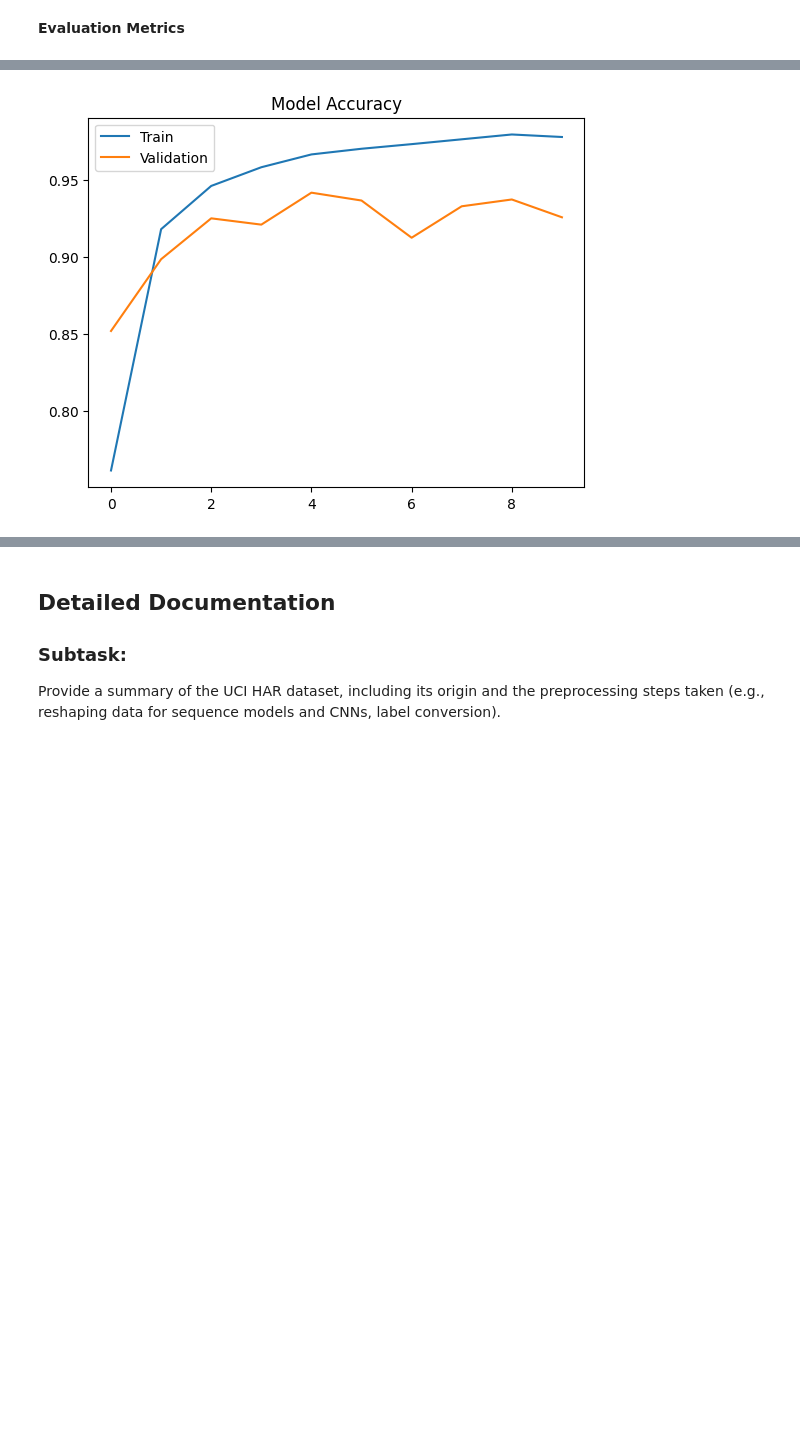
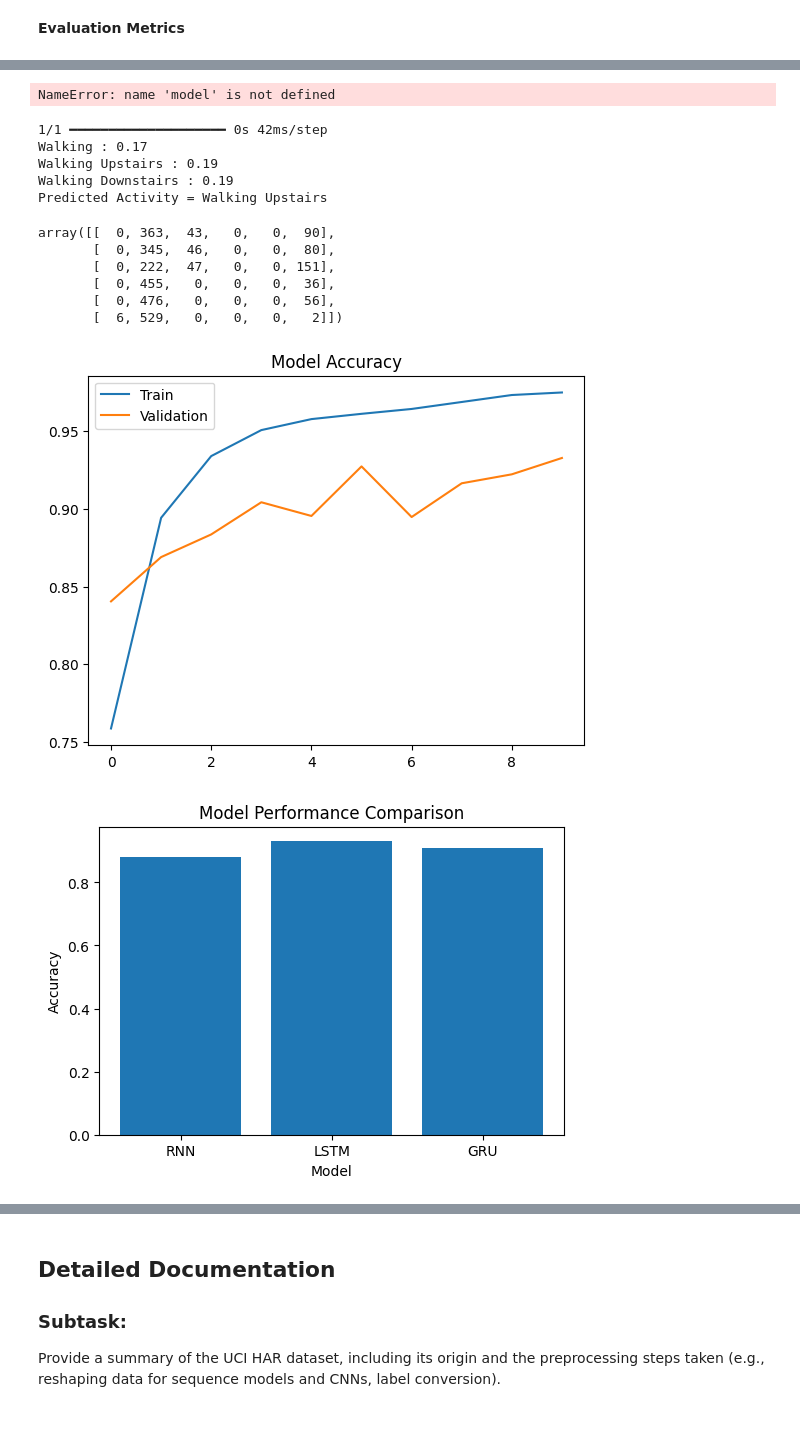
Before and after one commit to devikapranesh/Scafolded-Project_DL, a Jupyter notebook: ScaffoldedProj2_RNN_LSTM_GRU.ipynb, the cells around one changed output, grey strips where cells are left out. Saved outputs shown, nothing was run; the diff lists cells and outputs as text; code cells hidden in the pictures; blank space fills up the shorter version.

```diff
--- a/ScaffoldedProj2_RNN_LSTM_GRU.ipynb
+++ b/ScaffoldedProj2_RNN_LSTM_GRU.ipynb
@@ -290,8 +370,69 @@ weighted avg       0.03      0.17      0.05      2947
+# %%
+import numpy as np
+
+# Predict one sample
+pred = model.predict(X_test[0:1])
+
+# Activity labels
+activities = ["Walking", "Sitting", "Standing"]
+
+# Example: take first three probabilities for demonstration
+probs = pred[0][:3]
+
+for activity, prob in zip(activities, probs):
+    print(f"{activity} : {prob:.2f}")
+# %% [output]
+NameError: name 'model' is not defined
+# %%
+# Activity labels (updated to reflect all 6 classes)
+activities = ["Walking", "Walking Upstairs", "Walking Downstairs", "Sitting", "Standing", "Laying"]
+
+# Get the probabilities for the first test sample
+# model_lstm.predict(X_test[0:1]) returns a 2D array of probabilities for one sample, e.g., [[p0, p1, p2, p3, p4, p5]]
+# We take [0] to get the 1D array of probabilities: [p0, p1, p2, p3, p4, p5]
+first_sample_probabilities = model_lstm.predict(X_test[0:1])[0]
+
+# Display the first three activities and their corresponding probabilities for demonstration
+probs_to_display = first_sample_probabilities[:3]
+for activity, prob in zip(activities[:3], probs_to_display):
+    print(f"{activity} : {prob:.2f}")
+
+# Get the predicted class for the first sample from the 'pred' array (which holds argmaxed values for all samples)
+predicted_class_index_for_first_sample = pred[0]
+print("Predicted Activity =", activities[predicted_class_index_for_first_sample])
+# %% [output]
+1/1 ━━━━━━━━━━━━━━━━━━━━ 0s 42ms/step
+Walking : 0.17
+Walking Upstairs : 0.19
+Walking Downstairs : 0.19
+Predicted Activity = Walking Upstairs
+# %%
+confusion_matrix(y_test, pred)
+# %% [output]
+array([[  0, 363,  43,   0,   0,  90],
+       [  0, 345,  46,   0,   0,  80],
+       [  0, 222,  47,   0,   0, 151],
+       [  0, 455,   0,   0,   0,  36],
+       [  0, 476,   0,   0,   0,  56],
+       [  6, 529,   0,   0,   0,   2]])
 # %%
 plt.plot(history_rnn.history['accuracy'])
 plt.plot(history_rnn.history['val_accuracy'])
 plt.title("Model Accuracy")
 plt.legend(["Train","Validation"])
 plt.show()
+
+models = ['RNN','LSTM','GRU']
+accuracy = [0.88,0.93,0.91]
+
+plt.figure(figsize=(6,4))
+plt.bar(models, accuracy)
+
+plt.xlabel("Model")
+plt.ylabel("Accuracy")
+plt.title("Model Performance Comparison")
+
+plt.show()
 # %% [output]
-[figure, old version]
+[figure, new version]
+[figure, added]
```
Also changed, not shown: parts of 19 cells of this notebook.
